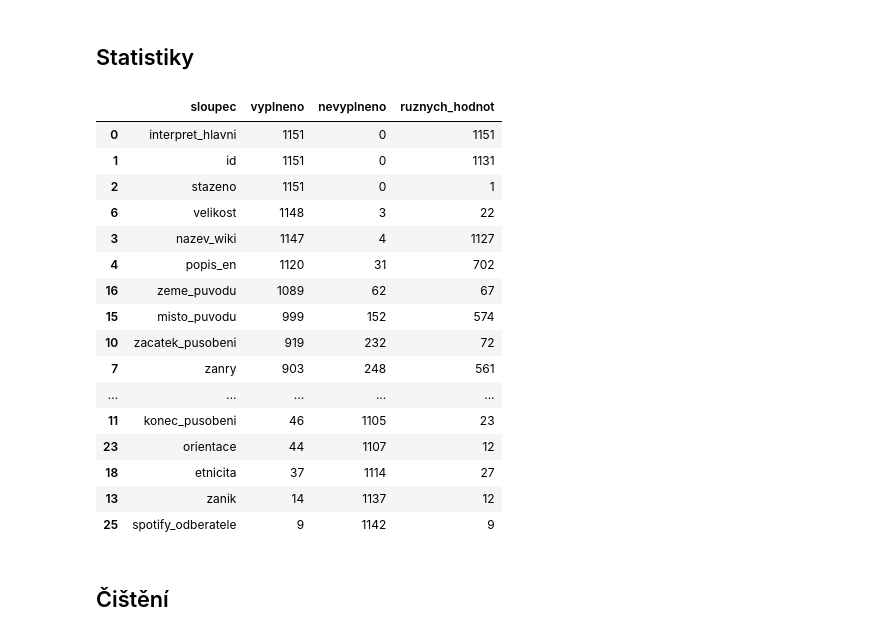
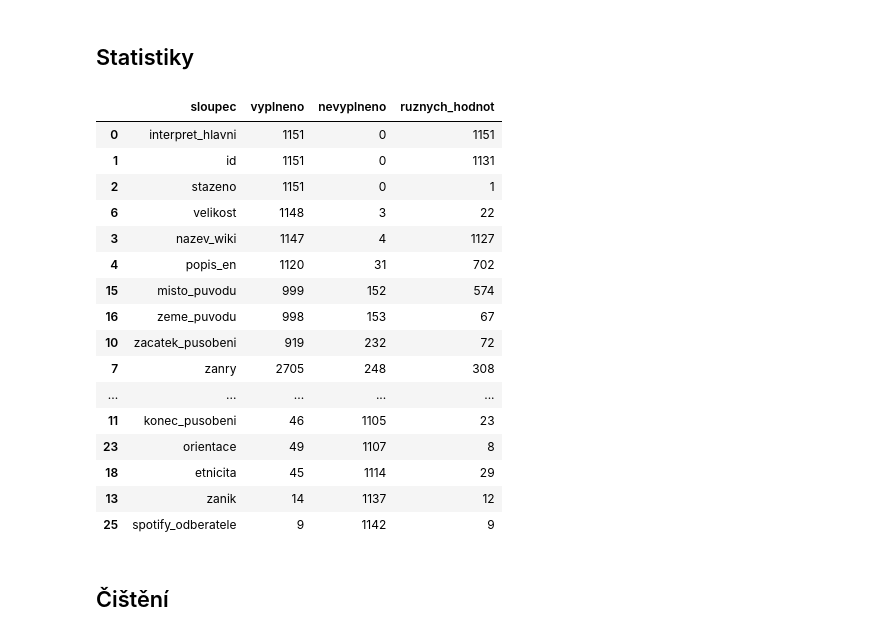
Before and after one commit to DataRozhlas/hitparady, a Jupyter notebook: 503 wikidata čištění.ipynb, the cells around one changed output. Saved outputs shown, nothing was run; the diff lists cells and outputs as text; code cells hidden in the pictures.

```diff
--- a/503 wikidata čištění.ipynb
+++ b/503 wikidata čištění.ipynb
@@ -4,5 +6,5 @@ import pandas as pd
 # %%
-df = pd.read_csv(os.path.join('wikidata','wikidata_raw.csv'))
+df = pd.read_json(os.path.join('wikidata','wikidata_raw.json'))
 # %% [markdown]
 ## Statistiky
 # %%
@@ -10,30 +12,30 @@ sloupce = df.columns.to_list()
 # %%
 statistiky = []
 for s in sloupce:
     statka = {}
     statka['sloupec'] = s
-    statka['vyplneno'] = len(df[~df[s].isnull()])
-    statka['nevyplneno'] = len(df[df[s].isnull()])
-    statka['ruznych_hodnot'] = df[s].nunique()
+    statka['vyplneno'] = len(df.explode(s)[~df[s].isnull()])
+    statka['nevyplneno'] = len(df.explode(s)[df[s].isnull()])
+    statka['ruznych_hodnot'] = df.explode(s)[s].nunique()
     statistiky.append(statka)
 statistiky = pd.DataFrame(statistiky)
 statistiky.sort_values(by='nevyplneno')
 # %% [output]
 |  | sloupec | vyplneno | nevyplneno | ruznych_hodnot |
 | 0 | interpret_hlavni | 1151 | 0 | 1151 |
 | 1 | id | 1151 | 0 | 1131 |
 | 2 | stazeno | 1151 | 0 | 1 |
 | 6 | velikost | 1148 | 3 | 22 |
 | 3 | nazev_wiki | 1147 | 4 | 1127 |
 | 4 | popis_en | 1120 | 31 | 702 |
-| 16 | zeme_puvodu | 1089 | 62 | 67 |
 | 15 | misto_puvodu | 999 | 152 | 574 |
+| 16 | zeme_puvodu | 998 | 153 | 67 |
 | 10 | zacatek_pusobeni | 919 | 232 | 72 |
-| 7 | zanry | 903 | 248 | 561 |
+| 7 | zanry | 2705 | 248 | 308 |
 | ... | ... | ... | ... | ... |
 | 11 | konec_pusobeni | 46 | 1105 | 23 |
-| 23 | orientace | 44 | 1107 | 12 |
-| 18 | etnicita | 37 | 1114 | 27 |
+| 23 | orientace | 49 | 1107 | 8 |
+| 18 | etnicita | 45 | 1114 | 29 |
 | 13 | zanik | 14 | 1137 | 12 |
 | 25 | spotify_odberatele | 9 | 1142 | 9 |
 # %% [markdown]
```
Also changed, not shown: parts of 13 cells of this notebook, 6 other files.
